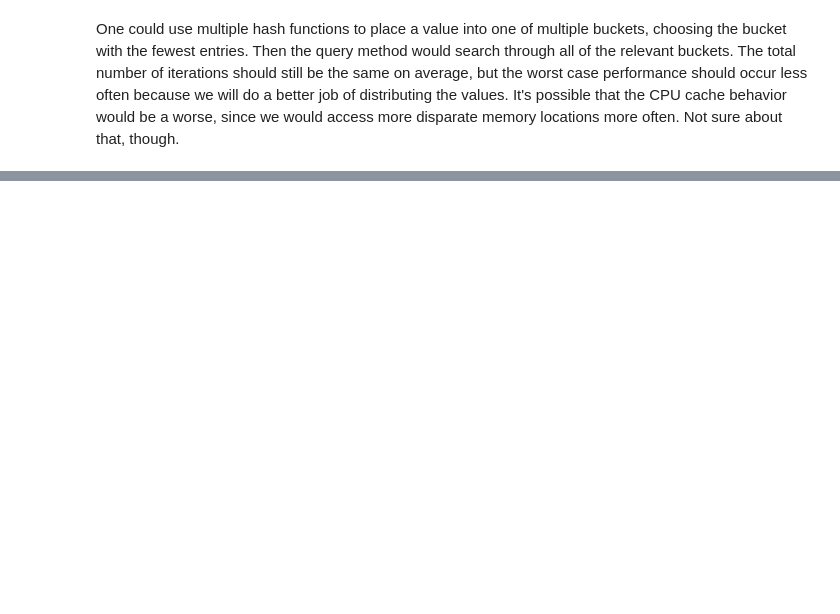
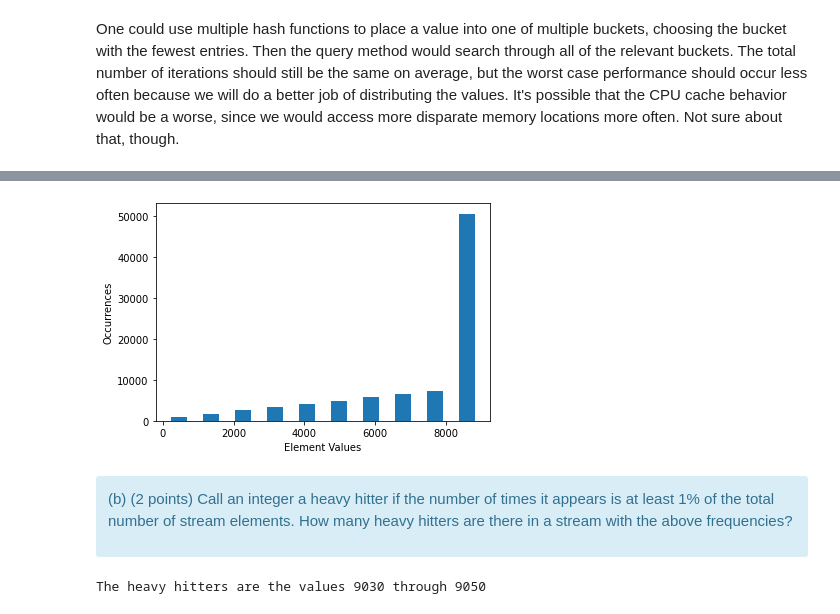
Before and after one commit to garfieldnate/Stanford-CS-168_Modern_Algorithmic_Toolbox, a Jupyter notebook: cs168/notebooks/mini_project_1.ipynb, the cells around one changed output, grey strips where cells are left out. Drawn from its saved outputs; the diff is of its cells as text; code cells hidden in the pictures; blank space fills up the shorter version.

```diff
--- a/cs168/notebooks/mini_project_1.ipynb
+++ b/cs168/notebooks/mini_project_1.ipynb
@@ -181,0 +330,40 @@ The goal of this part is to understand the count-min sketch (from Lecture #2) vi
+# %%
+def create_stream():
+    stream = []
+    for i in range(1, 10):
+        sub_stream = range(1000 * (i-1) + 1, 1000 * i + 1)
+        for j in range(i):
+            stream.extend(sub_stream)
+    for i in range(1, 51):
+        stream.extend([9000 + i] * (i**2))
+    return stream
+# %%
+# Confirming distribution of values in created stream
+stream = create_stream()
+
+fig, ax1 = plt.subplots()
+ax1.hist(create_stream(), rwidth=.5)
+ax1.set_ylabel("Occurrences")
+ax1.set_xlabel("Element Values")
+None
+# %% [output]
+[figure, added]
+# %% [markdown]
+<div class="alert alert-block alert-info">
+
+(b) (2 points) Call an integer a heavy hitter if the number of times it appears is at least 1% of the total number of stream elements. How many heavy hitters are there in a stream with the above frequencies?
+# %%
+def heavy_hitters(stream):
+    total = len(stream)
+    freqs = Counter(stream)
+    threshold = total / 100
+    heavies = []
+    for (k, v) in freqs.items():
+        if v >= threshold:
+            heavies.append(k)
+    return heavies
+
+hh = heavy_hitters(create_stream())
+print(f"The heavy hitters are the values {hh[0]} through {hh[-1]}")
+# %% [output]
+The heavy hitters are the values 9030 through 9050
```
Also changed, not shown: parts of 45 cells of this notebook, 2 other files.
